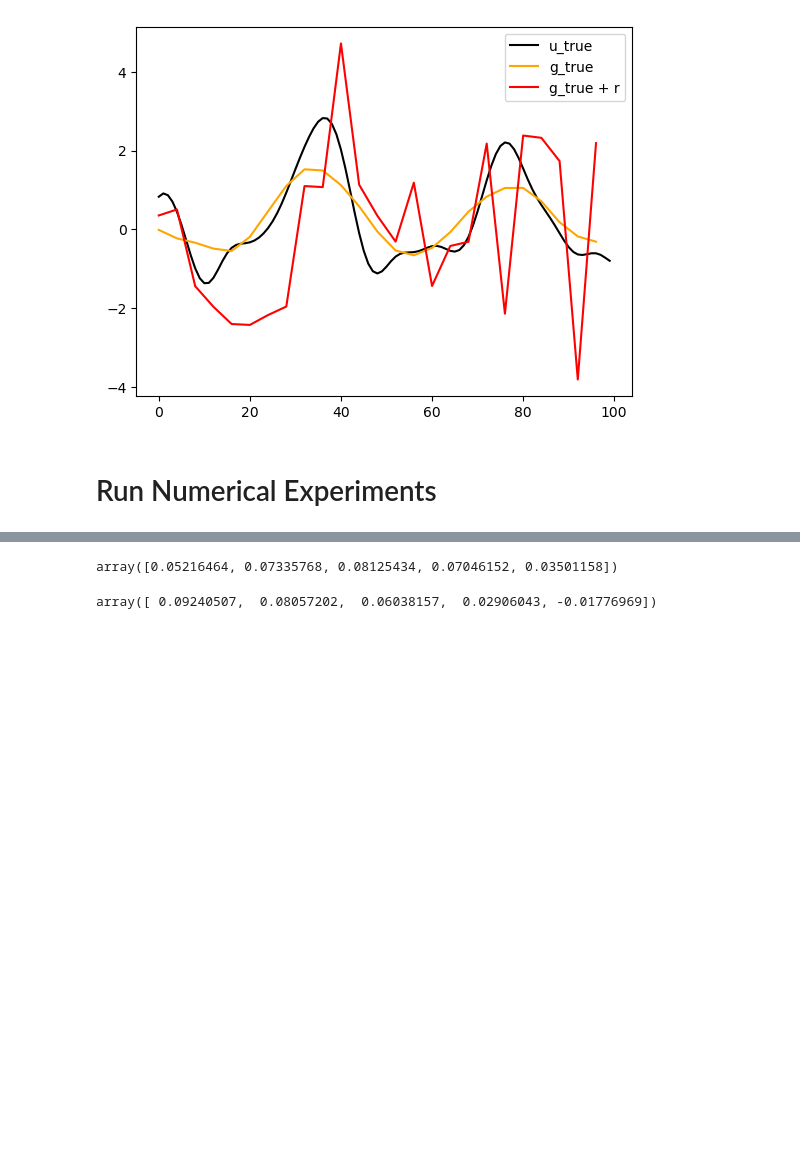
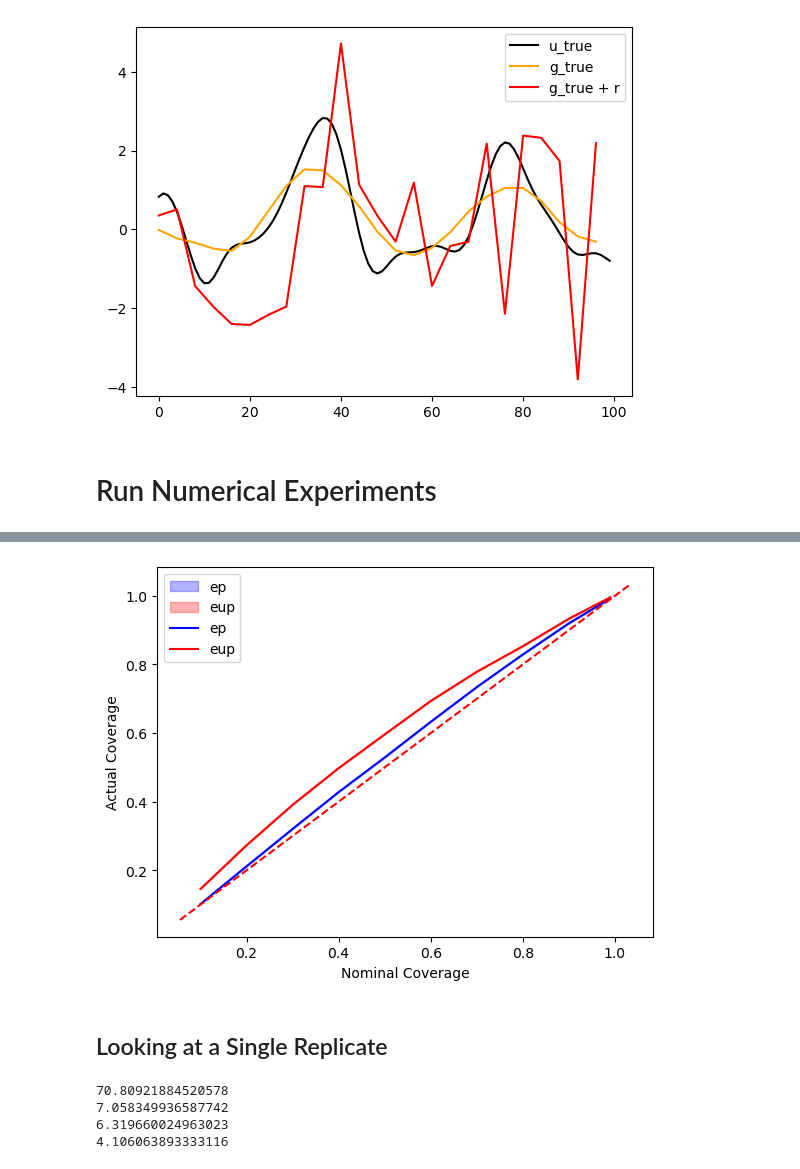
Before and after one commit to arob5/Bayesian-inference-with-surrogates, a Jupyter notebook: experiments/linear_Gaussian/linear_Gaussian_experiment.ipynb, the cells around one changed output, grey strips where cells are left out. Saved outputs shown, nothing was run; the diff lists cells and outputs as text; code cells hidden in the pictures; blank space fills up the shorter version.

```diff
--- a/experiments/linear_Gaussian/linear_Gaussian_experiment.ipynb
+++ b/experiments/linear_Gaussian/linear_Gaussian_experiment.ipynb
@@ -359,9 +187,10 @@ plt.show()
 # %% [markdown]
 # Run Numerical Experiments
 # %%
-n_reps = 4
+n_reps = 1
 n_plot_rows = int(max(1, np.ceil(d/4)))
+Q = np.trace(inv_prob.noise.cov) * np.identity(inv_prob.n)
 # %%
 tests, res, probs = run_coverage_test(rng, n_reps, m0=inv_prob.prior.mean,
                                       C0=inv_prob.prior.cov, Sig=inv_prob.noise.cov,
-                                      G=inv_prob.G, Q_true=Q1, Q=Q1)
+                                      G=inv_prob.G, Q_true=Q, Q=Q)
@@ -387,8 +198,0 @@ m_est = np.mean(samp_list[1], axis=0)
-# %%
-m_est[:5]
-# %% [output]
-array([0.05216464, 0.07335768, 0.08125434, 0.07046152, 0.03501158])
-# %%
-test.ep_post.mean[:5]
-# %% [output]
-array([ 0.09240507,  0.08057202,  0.06038157,  0.02906043, -0.01776969])
@@ -436,3 +199,10 @@ plt.show()
 # %%
-fig_joint_cover, ax_joint_cover = plot_coverage(res["ep_cover_joint"], res["eup_cover_joint"], probs=probs)
-display(fig_joint_cover)
+fig_cover, ax_cover = plot_coverage(
+    ep_coverage=res['cover']['ep_cover_joint'],
+    eup_coverage=res['cover']['eup_cover_joint'],
+    probs=probs, q_min=0.05, q_max=0.95
+)
+
+display(fig_cover)
+# %% [output]
+[figure, added]
@@ -474,0 +209,2 @@ for s in cov_scalers:
+# %% [markdown]
+## Looking at a Single Replicate
@@ -474,0 +214,10 @@ for s in cov_scalers:
+# %%
+print(res['mcmc']['ep_rk_w2'][test_idx])
+print(res['mcmc']['ep_rkpcn90_w2'][test_idx])
+print(res['mcmc']['ep_rkpcn95_w2'][test_idx])
+print(res['mcmc']['ep_rkpcn99_w2'][test_idx])
+# %% [output]
+70.80921884520578
+7.058349936587742
+6.319660024963023
+4.106063893333116
```
Also changed, not shown: parts of 32 cells of this notebook, 6 other files.
